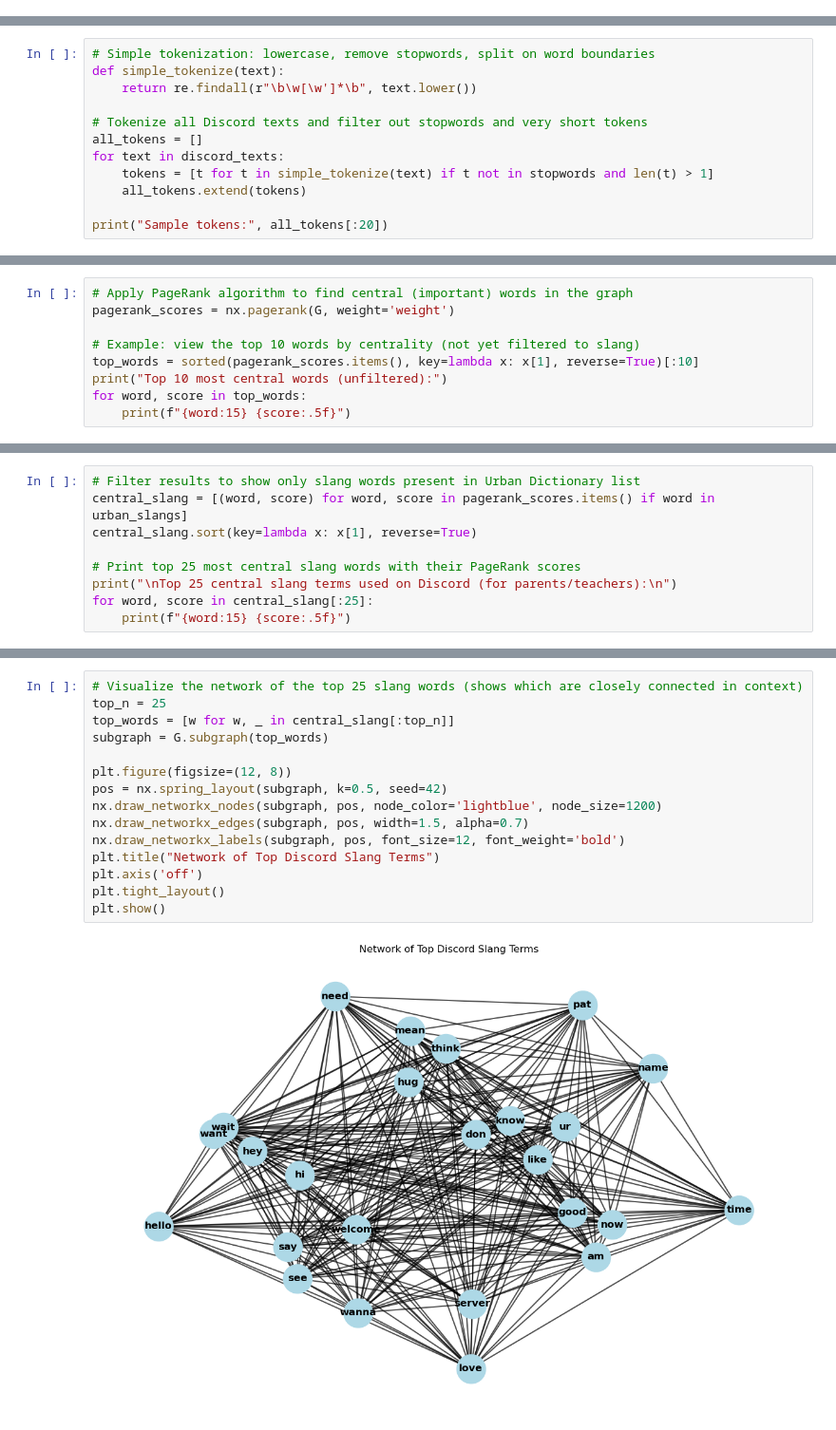
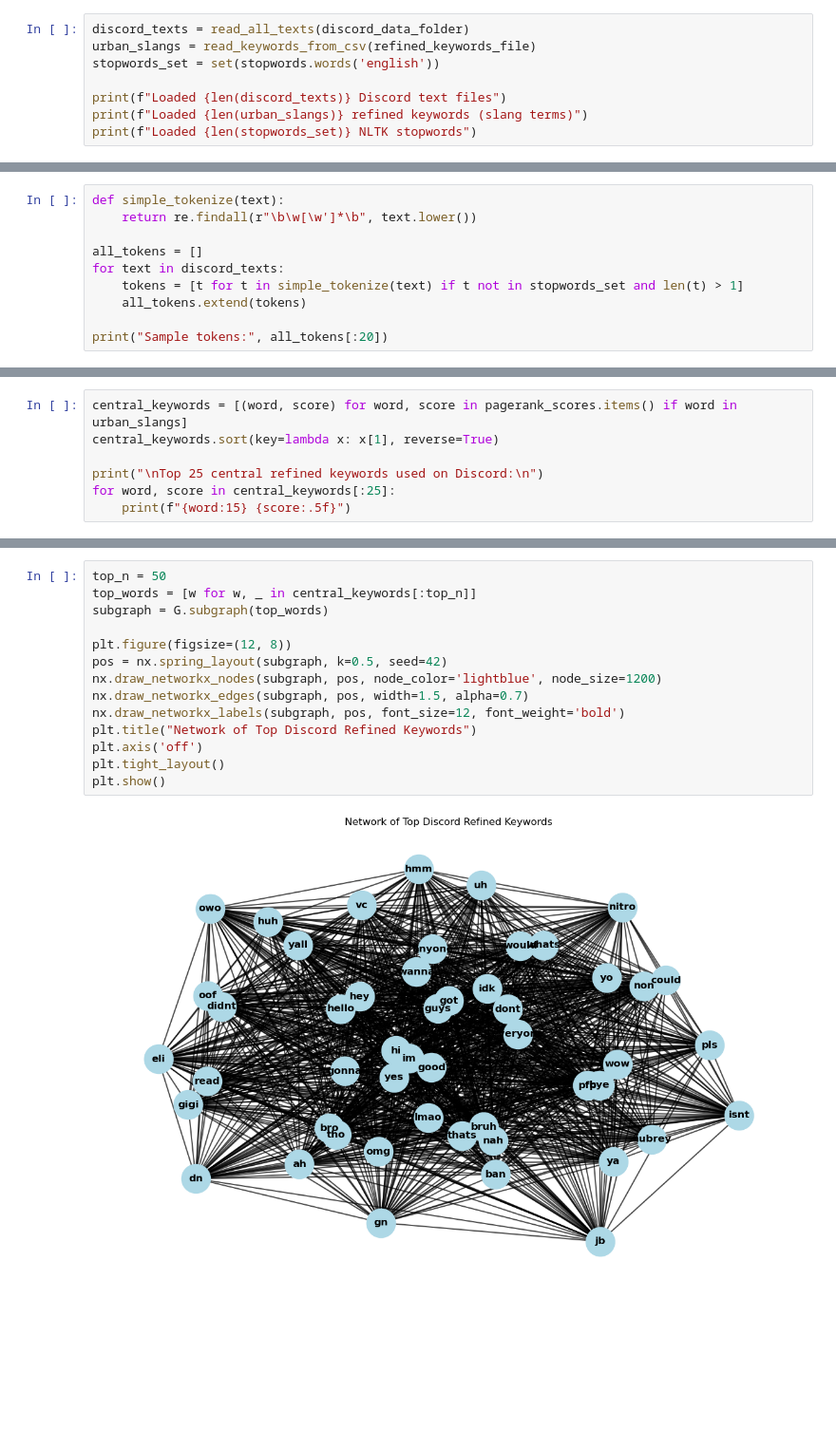
Before and after one commit to neelbagai2209/MEDD8925_Discord_Textual_Analysis, a Jupyter notebook: Graph Based Keyword Extraction Discord Data.ipynb, the cells around one changed output, grey strips where cells are left out. Shown at 95% size. Saved outputs shown, nothing was run; the diff lists cells and outputs as text; blank space fills up the shorter version.

```diff
--- a/Graph Based Keyword Extraction Discord Data.ipynb
+++ b/Graph Based Keyword Extraction Discord Data.ipynb
@@ -41,0 +44,8 @@ Loaded 142 stopwords
+# %%
+discord_texts = read_all_texts(discord_data_folder)
+urban_slangs = read_keywords_from_csv(refined_keywords_file)
+stopwords_set = set(stopwords.words('english'))
+
+print(f"Loaded {len(discord_texts)} Discord text files")
+print(f"Loaded {len(urban_slangs)} refined keywords (slang terms)")
+print(f"Loaded {len(stopwords_set)} NLTK stopwords")
@@ -42,12 +56,10 @@ Loaded 142 stopwords
 # %%
-# Simple tokenization: lowercase, remove stopwords, split on word boundaries
 def simple_tokenize(text):
     return re.findall(r"\b\w[\w']*\b", text.lower())
 
-# Tokenize all Discord texts and filter out stopwords and very short tokens
 all_tokens = []
 for text in discord_texts:
-    tokens = [t for t in simple_tokenize(text) if t not in stopwords and len(t) > 1]
+    tokens = [t for t in simple_tokenize(text) if t not in stopwords_set and len(t) > 1]
     all_tokens.extend(tokens)
 
 print("Sample tokens:", all_tokens[:20])
@@ -75,9 +85,0 @@ Graph has 3354272 nodes and 83236901 edges.
-# %%
-# Apply PageRank algorithm to find central (important) words in the graph
-pagerank_scores = nx.pagerank(G, weight='weight')
-
-# Example: view the top 10 words by centrality (not yet filtered to slang)
-top_words = sorted(pagerank_scores.items(), key=lambda x: x[1], reverse=True)[:10]
-print("Top 10 most central words (unfiltered):")
-for word, score in top_words:
-    print(f"{word:15} {score:.5f}")
@@ -96,10 +88,8 @@ am              0.00348
 # %%
-# Filter results to show only slang words present in Urban Dictionary list
-central_slang = [(word, score) for word, score in pagerank_scores.items() if word in urban_slangs]
-central_slang.sort(key=lambda x: x[1], reverse=True)
+central_keywords = [(word, score) for word, score in pagerank_scores.items() if word in urban_slangs]
+central_keywords.sort(key=lambda x: x[1], reverse=True)
 
-# Print top 25 most central slang words with their PageRank scores
-print("\nTop 25 central slang terms used on Discord (for parents/teachers):\n")
-for word, score in central_slang[:25]:
+print("\nTop 25 central refined keywords used on Discord:\n")
+for word, score in central_keywords[:25]:
     print(f"{word:15} {score:.5f}")
 # %% [output]
@@ -123,17 +113,16 @@ server          0.00183
 # %%
-# Visualize the network of the top 25 slang words (shows which are closely connected in context)
-top_n = 25
-top_words = [w for w, _ in central_slang[:top_n]]
+top_n = 50
+top_words = [w for w, _ in central_keywords[:top_n]]
 subgraph = G.subgraph(top_words)
 
 plt.figure(figsize=(12, 8))
 pos = nx.spring_layout(subgraph, k=0.5, seed=42)
 nx.draw_networkx_nodes(subgraph, pos, node_color='lightblue', node_size=1200)
 nx.draw_networkx_edges(subgraph, pos, width=1.5, alpha=0.7)
 nx.draw_networkx_labels(subgraph, pos, font_size=12, font_weight='bold')
-plt.title("Network of Top Discord Slang Terms")
+plt.title("Network of Top Discord Refined Keywords")
 plt.axis('off')
 plt.tight_layout()
 plt.show()
 # %% [output]
-[figure, old version]
+[figure, new version]
```
Also changed, not shown: parts of 12 cells of this notebook.
